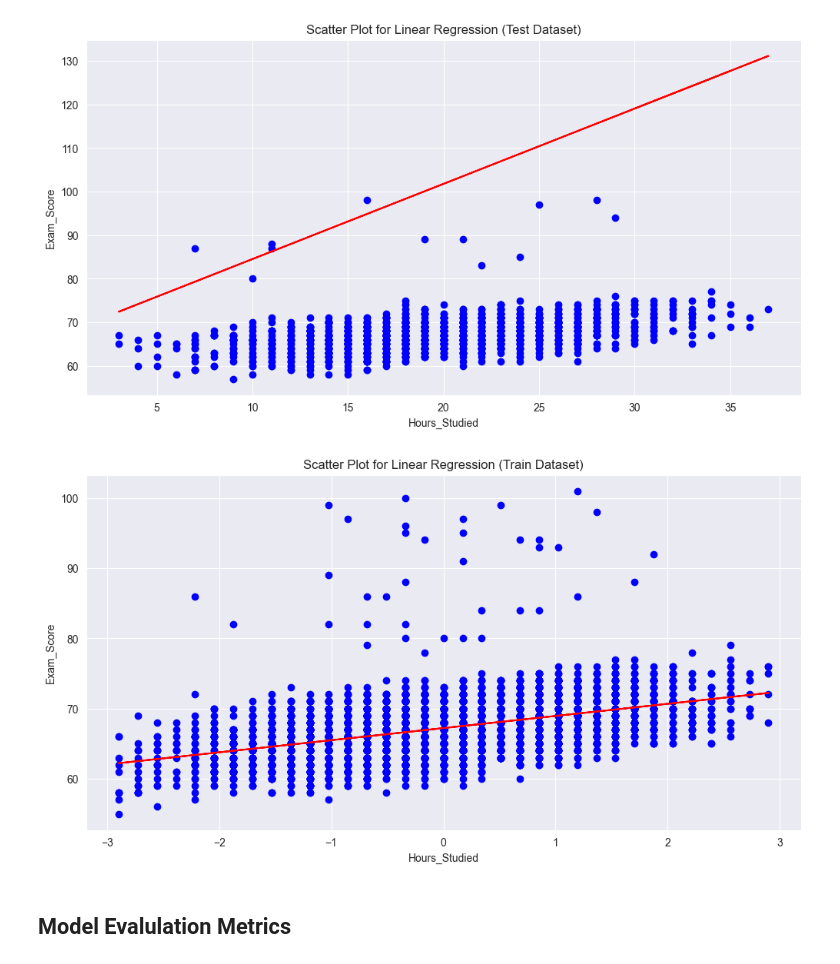
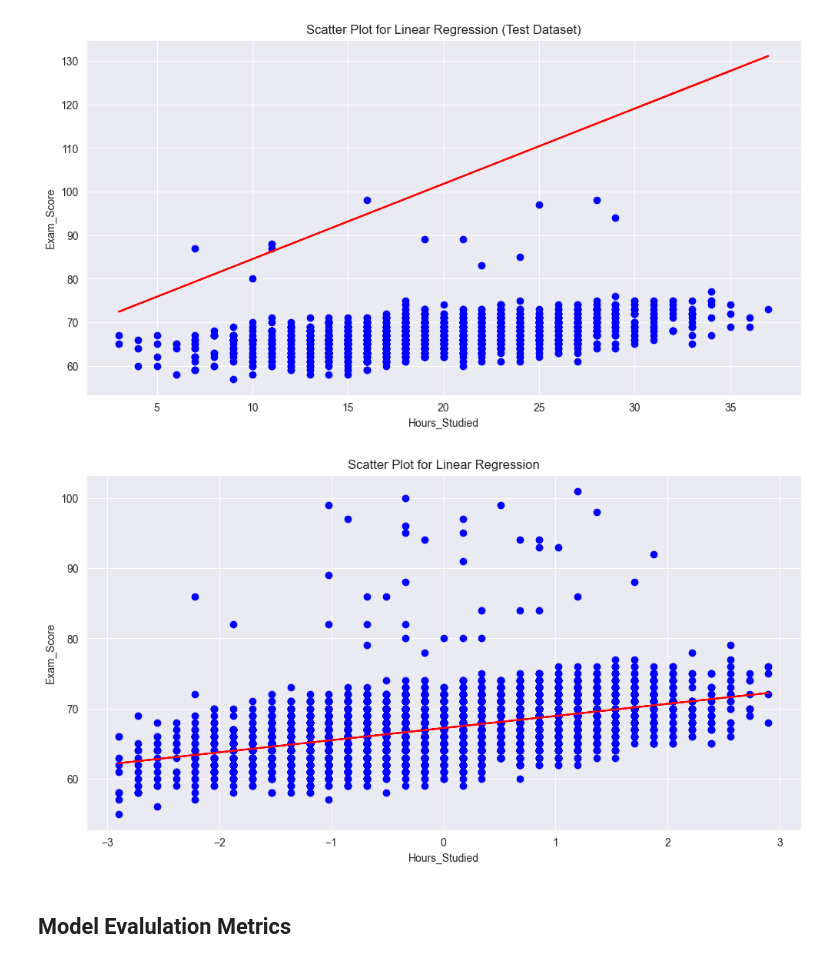
Before and after one commit to ahmed-shahidd/ml-projects-elevvo, a Jupyter notebook: Task 1 Student Score Prediction/main.ipynb, the cells around one changed output. Drawn from its saved outputs; the diff is of its cells as text; code cells hidden in the pictures.

```diff
--- a/Task 1 Student Score Prediction/main.ipynb
+++ b/Task 1 Student Score Prediction/main.ipynb
@@ -228,14 +228,14 @@ plt.show()
 # %%
 pred_train=lr.predict(x_train)
 plt.figure(figsize=(12,6))
 plt.scatter(x_train,y_train,color='blue')
 plt.plot(x_train,pred_train,'-r')
-plt.title('Scatter Plot for Linear Regression (Train Dataset)')
+plt.title('Scatter Plot for Linear Regression')
 plt.xlabel('Hours_Studied')
 plt.ylabel('Exam_Score')
 plt.show()
 # %% [output]
-[figure, old version]
+[figure, new version]
 # %% [markdown]
 ## Model Evalulation Metrics
 # %%
```
Also changed, not shown: 3 other files.
